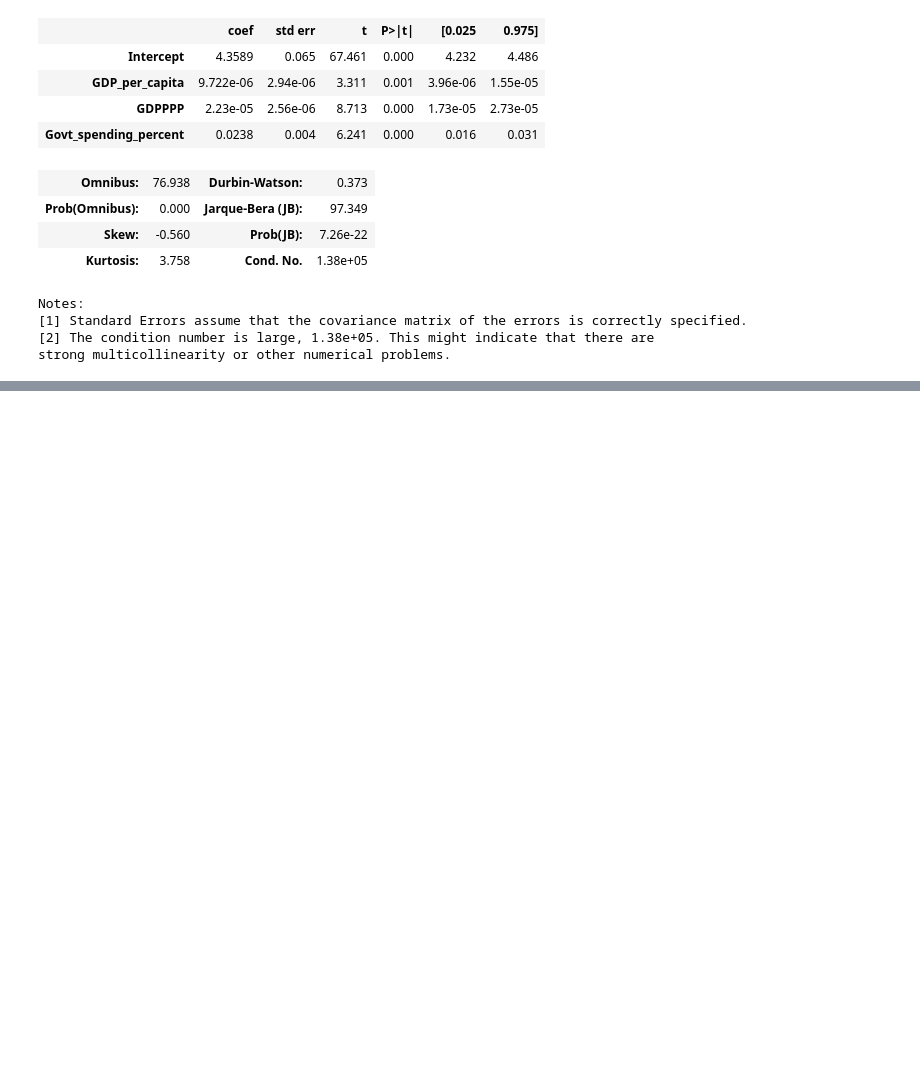
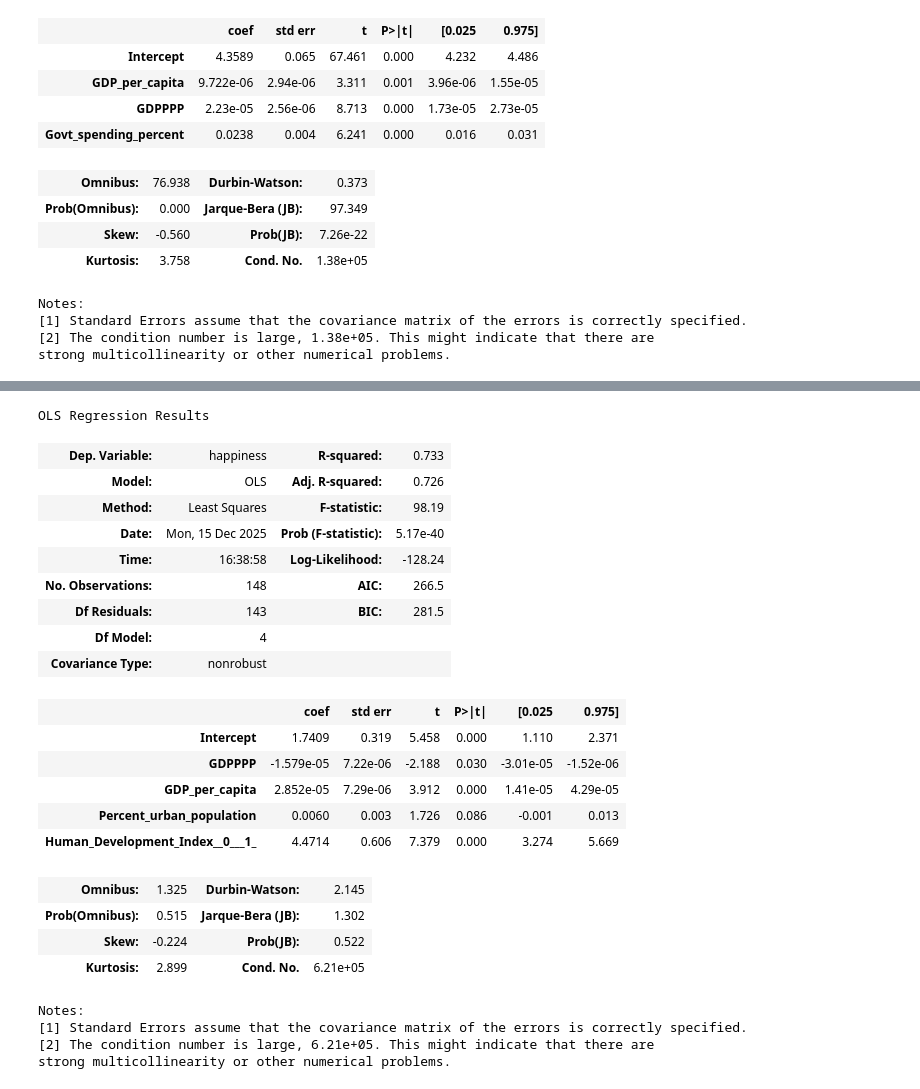
Before and after one commit to Orilly/data-science-summative, a Jupyter notebook: regression1.ipynb, the cells around one changed output, grey strips where cells are left out. Drawn from its saved outputs; the diff is of its cells as text; code cells hidden in the pictures; blank space fills up the shorter version.

```diff
--- a/regression1.ipynb
+++ b/regression1.ipynb
@@ -125,0 +229,28 @@ strong multicollinearity or other numerical problems.
+# %%
+model = smf.ols(f'happiness ~ GDPPPP + GDP_per_capita + Percent_urban_population + Human_Development_Index__0___1_', data=df2018).fit()
+model.summary()
+# %% [output]
+OLS Regression Results
+| Dep. Variable: | happiness | R-squared: | 0.733 |
+| Model: | OLS | Adj. R-squared: | 0.726 |
+| Method: | Least Squares | F-statistic: | 98.19 |
+| Date: | Mon, 15 Dec 2025 | Prob (F-statistic): | 5.17e-40 |
+| Time: | 16:38:58 | Log-Likelihood: | -128.24 |
+| No. Observations: | 148 | AIC: | 266.5 |
+| Df Residuals: | 143 | BIC: | 281.5 |
+| Df Model: | 4 |  |  |
+| Covariance Type: | nonrobust |  |  |
+|  | coef | std err | t | P>|t| | [0.025 | 0.975] |
+| Intercept | 1.7409 | 0.319 | 5.458 | 0.000 | 1.110 | 2.371 |
+| GDPPPP | -1.579e-05 | 7.22e-06 | -2.188 | 0.030 | -3.01e-05 | -1.52e-06 |
+| GDP_per_capita | 2.852e-05 | 7.29e-06 | 3.912 | 0.000 | 1.41e-05 | 4.29e-05 |
+| Percent_urban_population | 0.0060 | 0.003 | 1.726 | 0.086 | -0.001 | 0.013 |
+| Human_Development_Index__0___1_ | 4.4714 | 0.606 | 7.379 | 0.000 | 3.274 | 5.669 |
+| Omnibus: | 1.325 | Durbin-Watson: | 2.145 |
+| Prob(Omnibus): | 0.515 | Jarque-Bera (JB): | 1.302 |
+| Skew: | -0.224 | Prob(JB): | 0.522 |
+| Kurtosis: | 2.899 | Cond. No. | 6.21e+05 |
+Notes:
+[1] Standard Errors assume that the covariance matrix of the errors is correctly specified.
+[2] The condition number is large, 6.21e+05. This might indicate that there are
+strong multicollinearity or other numerical problems.
```
Also changed, not shown: parts of 12 cells of this notebook.
